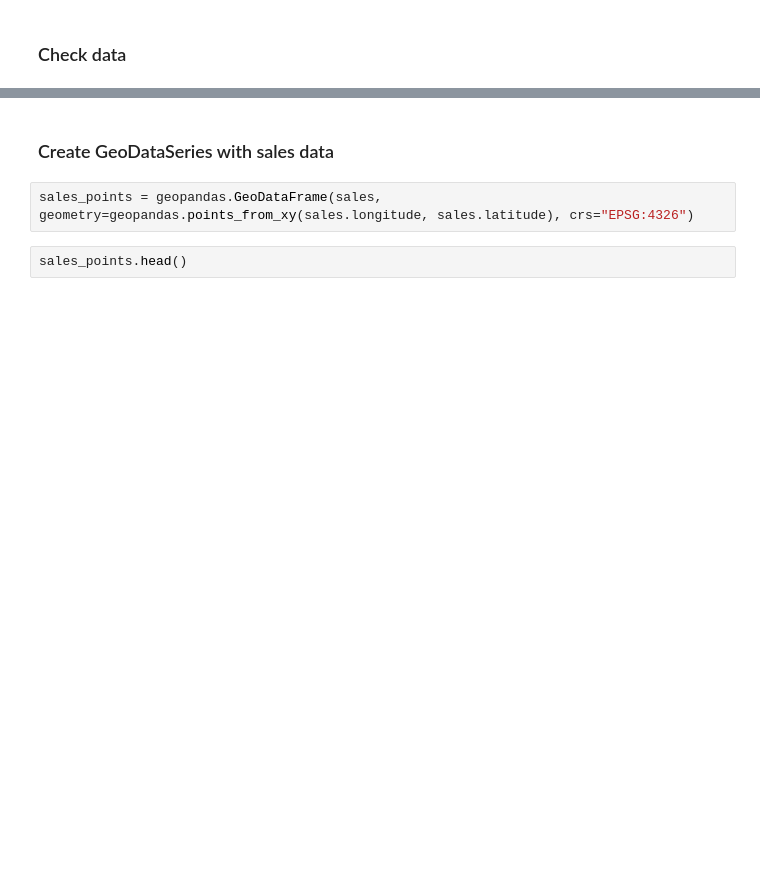
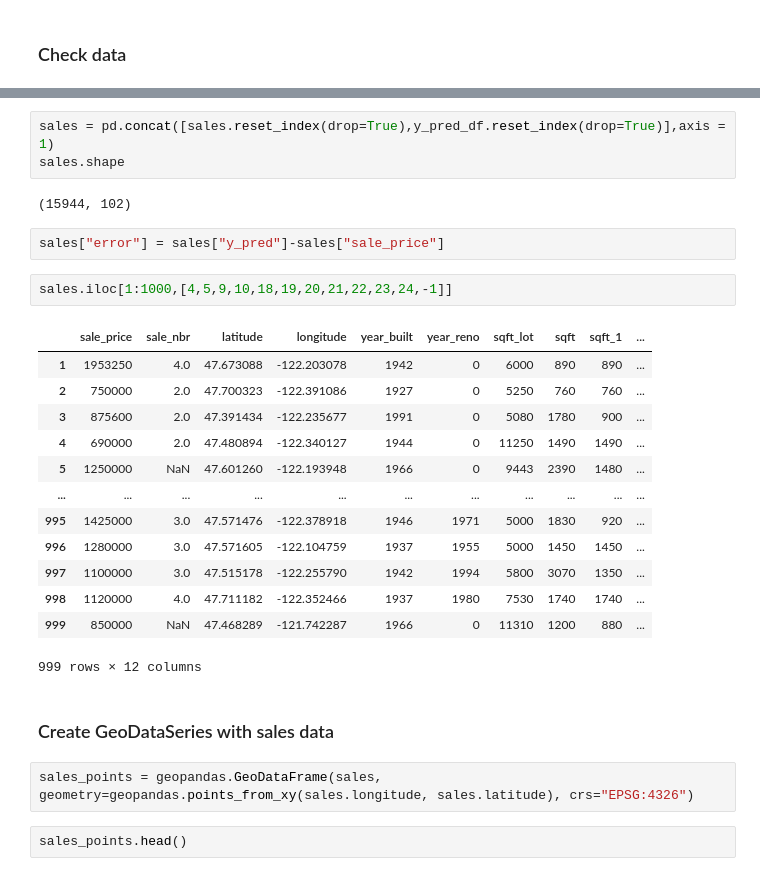
Before and after one commit to zcakg86/house-sales-king-county, a Jupyter notebook: house_sales.ipynb, the cells around one changed output, grey strips where cells are left out. Saved outputs shown, nothing was run; the diff lists cells and outputs as text; blank space fills up the shorter version.

```diff
--- a/house_sales.ipynb
+++ b/house_sales.ipynb
@@ -121,3 +386,26 @@ fig1.show()
+# %%
+sales = pd.concat([sales.reset_index(drop=True),y_pred_df.reset_index(drop=True)],axis = 1)
+sales.shape
+# %% [output]
+(15944, 102)
+# %%
+sales["error"] = sales["y_pred"]-sales["sale_price"]
+# %%
+sales.iloc[1:1000,[4,5,9,10,18,19,20,21,22,23,24,-1]]
+# %% [output]
+|  | sale_price | sale_nbr | latitude | longitude | year_built | year_reno | sqft_lot | sqft | sqft_1 | ... |
+| 1 | 1953250 | 4.0 | 47.673088 | -122.203078 | 1942 | 0 | 6000 | 890 | 890 | ... |
+| 2 | 750000 | 2.0 | 47.700323 | -122.391086 | 1927 | 0 | 5250 | 760 | 760 | ... |
+| 3 | 875600 | 2.0 | 47.391434 | -122.235677 | 1991 | 0 | 5080 | 1780 | 900 | ... |
+| 4 | 690000 | 2.0 | 47.480894 | -122.340127 | 1944 | 0 | 11250 | 1490 | 1490 | ... |
+| 5 | 1250000 | NaN | 47.601260 | -122.193948 | 1966 | 0 | 9443 | 2390 | 1480 | ... |
+| ... | ... | ... | ... | ... | ... | ... | ... | ... | ... | ... |
+| 995 | 1425000 | 3.0 | 47.571476 | -122.378918 | 1946 | 1971 | 5000 | 1830 | 920 | ... |
+| 996 | 1280000 | 3.0 | 47.571605 | -122.104759 | 1937 | 1955 | 5000 | 1450 | 1450 | ... |
+| 997 | 1100000 | 3.0 | 47.515178 | -122.255790 | 1942 | 1994 | 5800 | 3070 | 1350 | ... |
+| 998 | 1120000 | 4.0 | 47.711182 | -122.352466 | 1937 | 1980 | 7530 | 1740 | 1740 | ... |
+| 999 | 850000 | NaN | 47.468289 | -121.742287 | 1966 | 0 | 11310 | 1200 | 880 | ... |
+999 rows × 12 columns
 # %% [markdown]
 ### Create GeoDataSeries with sales data
 # %%
```
Also changed, not shown: parts of 68 cells of this notebook.
